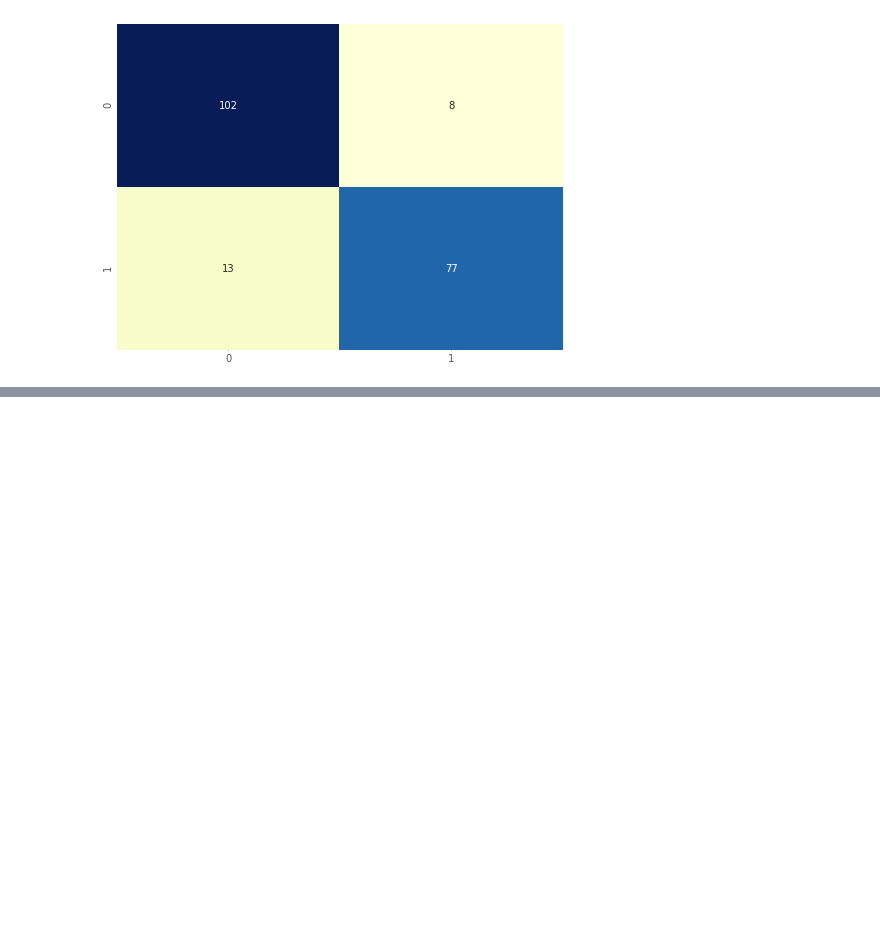
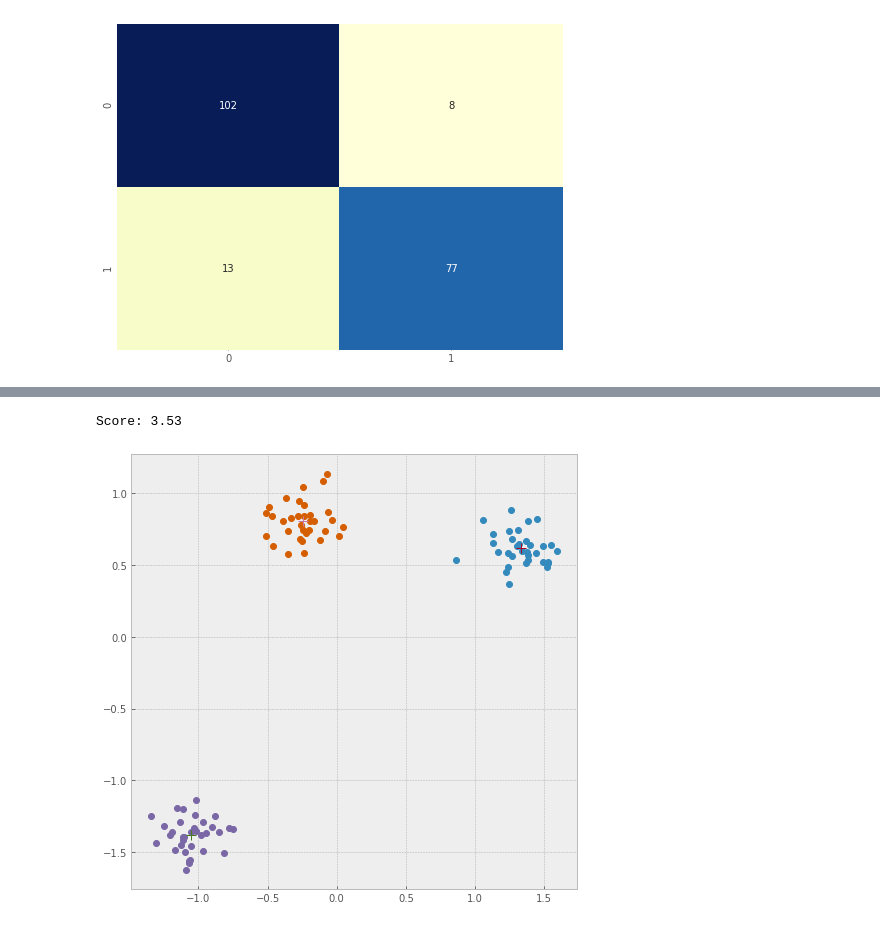
Before and after one commit to clabrugere/numpy-basics, a Jupyter notebook: notebooks/notebook.ipynb, the cells around one changed output, grey strips where cells are left out. Saved outputs shown, nothing was run; the diff lists cells and outputs as text; code cells hidden in the pictures; blank space fills up the shorter version.

Commit message:
added basic Kmeans implementation

```diff
--- a/notebooks/notebook.ipynb
+++ b/notebooks/notebook.ipynb
@@ -260,0 +262,24 @@ Model F1: 0.91
+# %%
+from sklearn.datasets import make_blobs
+from sklearn.preprocessing import StandardScaler
+from models.kmeans import KMeans
+
+
+n_clusters = 3
+X, y = make_blobs(n_samples=100, centers=n_clusters, n_features=2)
+
+kmeans = KMeans(n_clusters)
+X = StandardScaler().fit_transform(X)
+labels = kmeans.fit(X)
+centroids = kmeans._cluster_centroids
+
+print(f'Score: {kmeans._score:.2f}')
+fig, ax = plt.subplots(figsize=(8, 8))
+
+for i in range(n_clusters):
+    label_mask = (labels == i)
+    ax.plot(X[label_mask, 0], X[label_mask, 1], lw=0, marker='o')
+    ax.plot(centroids[i, 0], centroids[i, 1], marker='+', markersize=10)
+# %% [output]
+Score: 3.53
+[figure, added]
```
Also changed, not shown: parts of 2 cells of this notebook, 2 other files.
